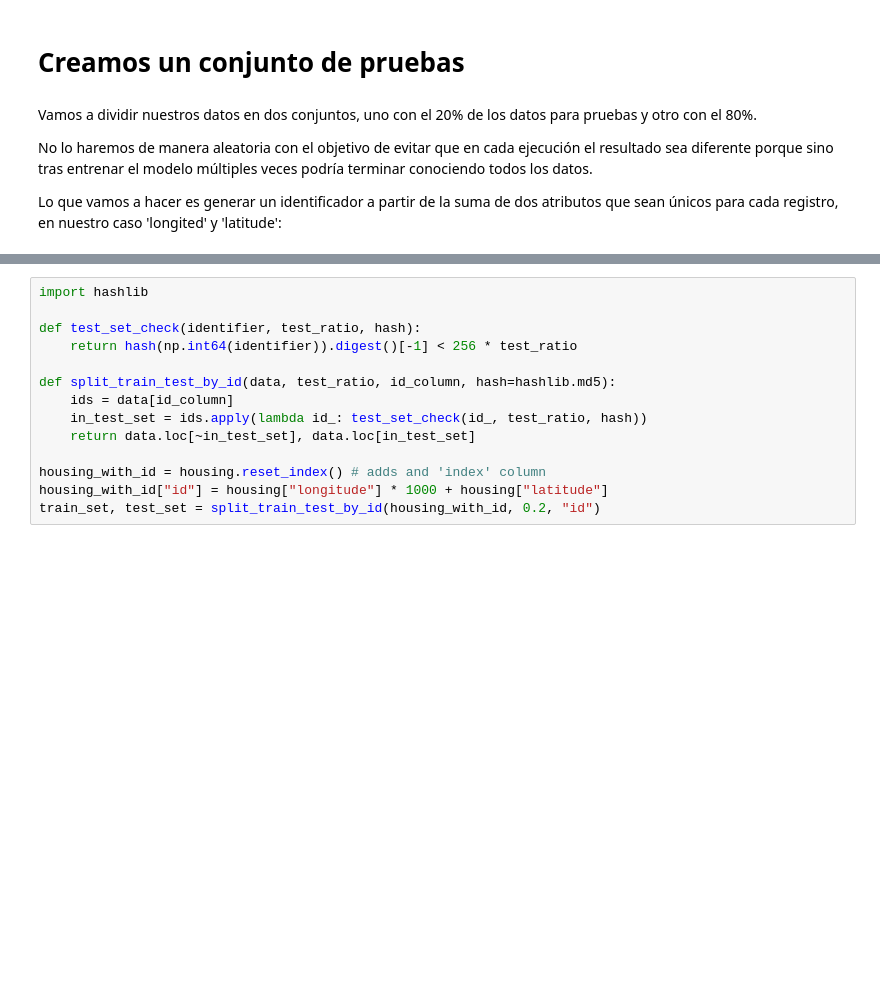
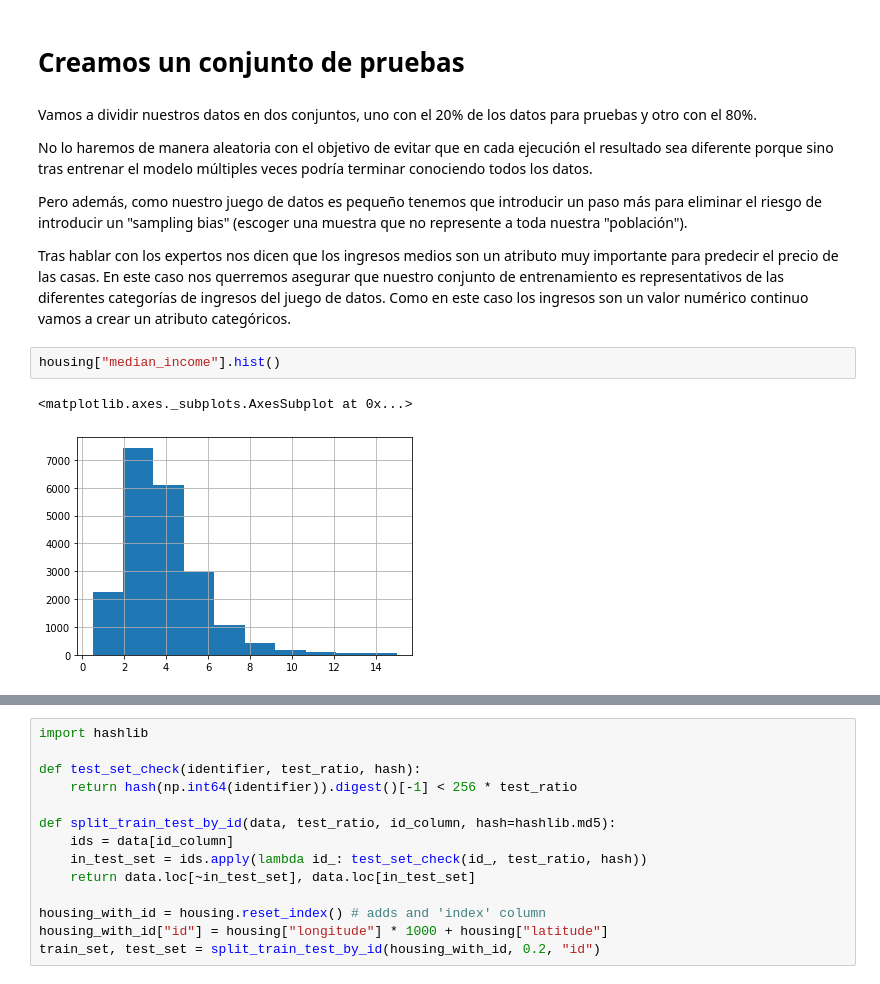
Before and after one commit to esri-es/refining-predictive-model, a Jupyter notebook: Housing.ipynb, the cells around one changed output, grey strips where cells are left out. Saved outputs shown, nothing was run; the diff lists cells and outputs as text; blank space fills up the shorter version.

```diff
--- a/Housing.ipynb
+++ b/Housing.ipynb
@@ -135,4 +135,11 @@ Vamos a dividir nuestros datos en dos conjuntos, uno con el 20% de los datos par
 
 No lo haremos de manera aleatoria con el objetivo de evitar que en cada ejecución el resultado sea diferente porque sino tras entrenar el modelo múltiples veces podría terminar conociendo todos los datos.
 
-Lo que vamos a hacer es generar un identificador a partir de la suma de dos atributos que sean únicos para cada registro, en nuestro caso 'longited' y 'latitude':
+Pero además, como nuestro juego de datos es pequeño tenemos que introducir un paso más para eliminar el riesgo de introducir un "sampling bias" (escoger una muestra que no represente a toda nuestra "población").
+
+Tras hablar con los expertos nos dicen que los ingresos medios son un atributo muy importante para predecir el precio de las casas. En este caso nos querremos asegurar que nuestro conjunto de entrenamiento es representativos de las diferentes categorías de ingresos del juego de datos. Como en este caso los ingresos son un valor numérico continuo vamos a crear un atributo categóricos.
+# %%
+housing["median_income"].hist()
+# %% [output]
+<matplotlib.axes._subplots.AxesSubplot at 0x...>
+[figure, added]
```
Also changed, not shown: parts of 7 cells of this notebook.
